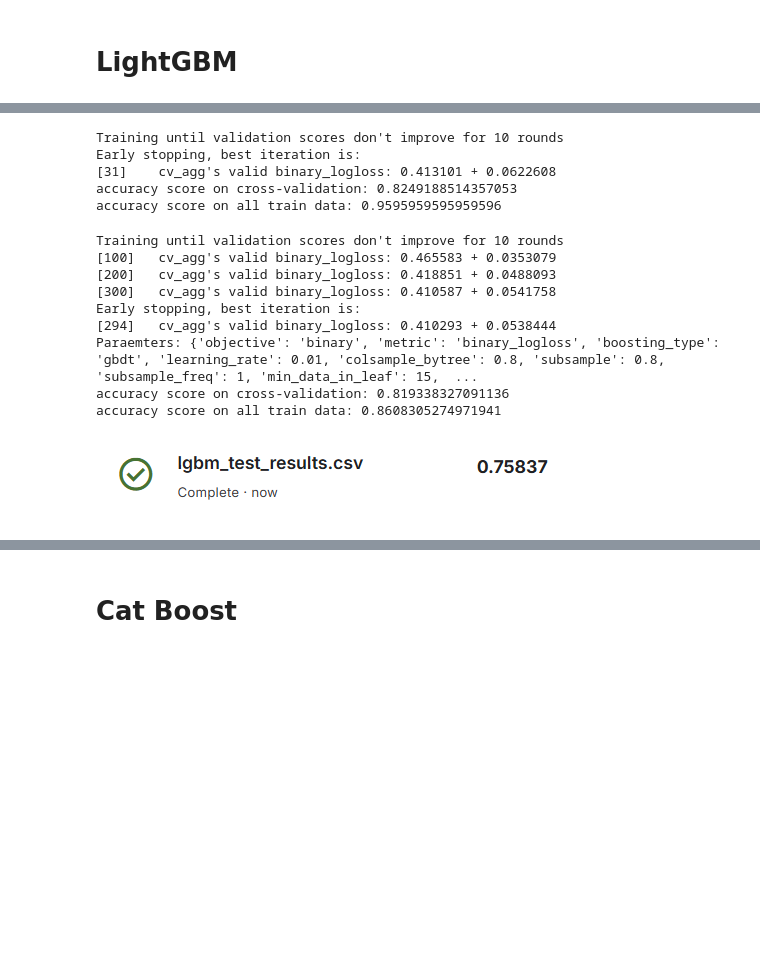
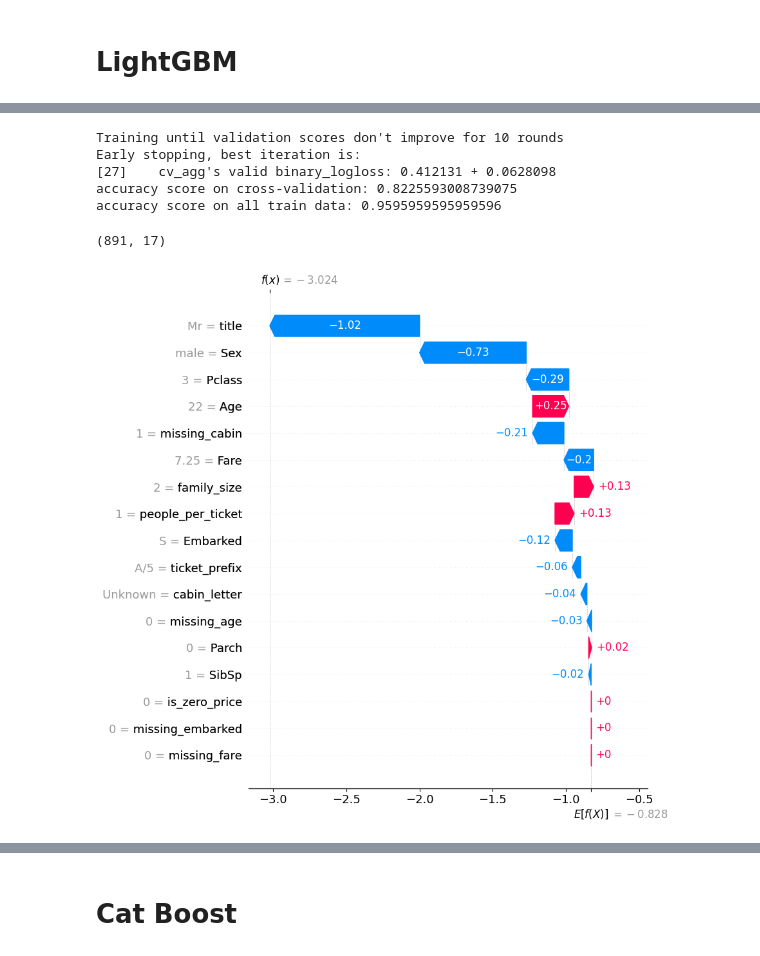
Before and after one commit to VladGnatiuk/projector_ml6, a Jupyter notebook: _vg/homeworks/homework 10. Prjctr HW10. Feature importance.ipynb, the cells around one changed output, grey strips where cells are left out. Drawn from its saved outputs; the diff is of its cells as text; code cells hidden in the pictures; blank space fills up the shorter version.

```diff
--- a/_vg/homeworks/homework 10. Prjctr HW10. Feature importance.ipynb
+++ b/_vg/homeworks/homework 10. Prjctr HW10. Feature importance.ipynb
@@ -312,9 +302,10 @@ def make_categorical_columns(df):
 lgb_train = lgb.Dataset(make_categorical_columns(train_X), label=train_y, free_raw_data=False)
 lgb_test = lgb.Dataset(make_categorical_columns(test_X), free_raw_data=False)
 # %%
+
 lgb_params1 = {
     'objective': 'binary',
-    'metric': 'binary_logloss', # 'auc'
+    'metric': 'binary_logloss',
     'boosting_type': 'gbdt',
     'verbosity': -1
 }
@@ -327,60 +318,17 @@ lgbClassifier1 = lgb.LGBMClassifier(random_state=3, **lgb_params1, lgb_rounds=lg
 lgbClassifier_results1 = cross_val_score(lgbClassifier1, make_categorical_columns(train_X), train_y, cv=cv, scoring=scoring)
 print(f'accuracy score on cross-validation: {lgbClassifier_results1.mean()}')
 
-lgbClassifier1.fit(make_categorical_columns(train_X), train_y)
+train_X_cat = make_categorical_columns(train_X)
+lgbClassifier1.fit(train_X_cat, train_y)
 lgb_train_y_predict1 = (lgbClassifier1.predict(make_categorical_columns(train_X)) >= 0.5).astype(int)
 lgb_train_score1 = accuracy_score(lgb_train_y_predict1, np.array(train_y))
 print(f'accuracy score on all train data: {lgb_train_score1}')
 # %% [output]
 Training until validation scores don't improve for 10 rounds
 Early stopping, best iteration is:
-[31]    cv_agg's valid binary_logloss: 0.413101 + 0.0622608
-accuracy score on cross-validation: 0.8249188514357053
+[27]    cv_agg's valid binary_logloss: 0.412131 + 0.0628098
+accuracy score on cross-validation: 0.8225593008739075
 accuracy score on all train data: 0.9595959595959596
-# %%
-lgb_params2 = {
-    'objective': 'binary',
-    'metric': 'binary_logloss',
-    'boosting_type': 'gbdt',
-    "learning_rate": 0.01,
-
-    #regularization
-    "colsample_bytree": 0.8,
-    "subsample": 0.8,
-    "subsample_freq": 1,
-    "min_data_in_leaf": 15,
-
-    #categorical features
-    'cat_smooth': 10,
-    'min_data_per_group': 50
-}
-# best_params: {'boosting_type': 'gbdt', 'cat_smooth': 10, 'colsample_bytree': 0.4, 'learning_rate': 0.1, 'metric': 'binary_logloss', 'min_data_in_leaf': 5, 'min_data_per_group': 20, 'num_leaves': 8, 'subsample': 0.4}
-# accuracy score on cross-validation: 0.8338202247191011
-
-lgb_rounds = 1000
-
-lgb_results2 = lgb.cv(lgb_params2, lgb_train, lgb_rounds, folds=cv, callbacks=[lgb.early_stopping(10), lgb.log_evaluation(period=100)])
-lgb_rounds2_ = len(list(lgb_results2.items())[0][1])
-
-lgbClassifier2 = lgb.LGBMClassifier(random_state=3, **lgb_params2, lgb_rounds=lgb_rounds2_)
-lgbClassifier_results2 = cross_val_score(lgbClassifier2, make_categorical_columns(train_X), train_y, cv=cv, scoring=scoring)
-print(f'Paraemters: {lgb_params2}')
-print(f'accuracy score on cross-validation: {lgbClassifier_results2.mean()}')
-
-lgbClassifier2.fit(make_categorical_columns(train_X), train_y)
-lgb_train_y_predict2 = (lgbClassifier2.predict(make_categorical_columns(train_X)) >= 0.5).astype(int)
-lgb_train_score2 = accuracy_score(lgb_train_y_predict2, np.array(train_y))
-print(f'accuracy score on all train data: {lgb_train_score2}')
-# %% [output]
-Training until validation scores don't improve for 10 rounds
-[100]   cv_agg's valid binary_logloss: 0.465583 + 0.0353079
-[200]   cv_agg's valid binary_logloss: 0.418851 + 0.0488093
-[300]   cv_agg's valid binary_logloss: 0.410587 + 0.0541758
-Early stopping, best iteration is:
-[294]   cv_agg's valid binary_logloss: 0.410293 + 0.0538444
-Paraemters: {'objective': 'binary', 'metric': 'binary_logloss', 'boosting_type': 'gbdt', 'learning_rate': 0.01, 'colsample_bytree': 0.8, 'subsample': 0.8, 'subsample_freq': 1, 'min_data_in_leaf': 15,  ...
-accuracy score on cross-validation: 0.819338327091136
-accuracy score on all train data: 0.8608305274971941
 # %%
 lgbm_test_results1 = test_X.copy()
 lgbm_test_results1['Survived'] = (lgbClassifier1.predict(make_categorical_columns(test_X)) >= 0.5).astype(int)
@@ -392,2 +338,11 @@ lgbm_test_results2['Survived'].to_csv('lgbm_test_results2.csv', index=True)
-# %% [markdown]
-![image-2.png](attachment:image-2.png)
+# %%
+explainer = shap.Explainer(lgbClassifier1)
+shap_values = explainer(train_X_cat)
+
+print(shap_values.shape)
+# %% [output]
+(891, 17)
+# %%
+shap.waterfall_plot(shap_values[0], max_display=20)
+# %% [output]
+[figure, added]
```
Also changed, not shown: parts of 15 cells of this notebook.
